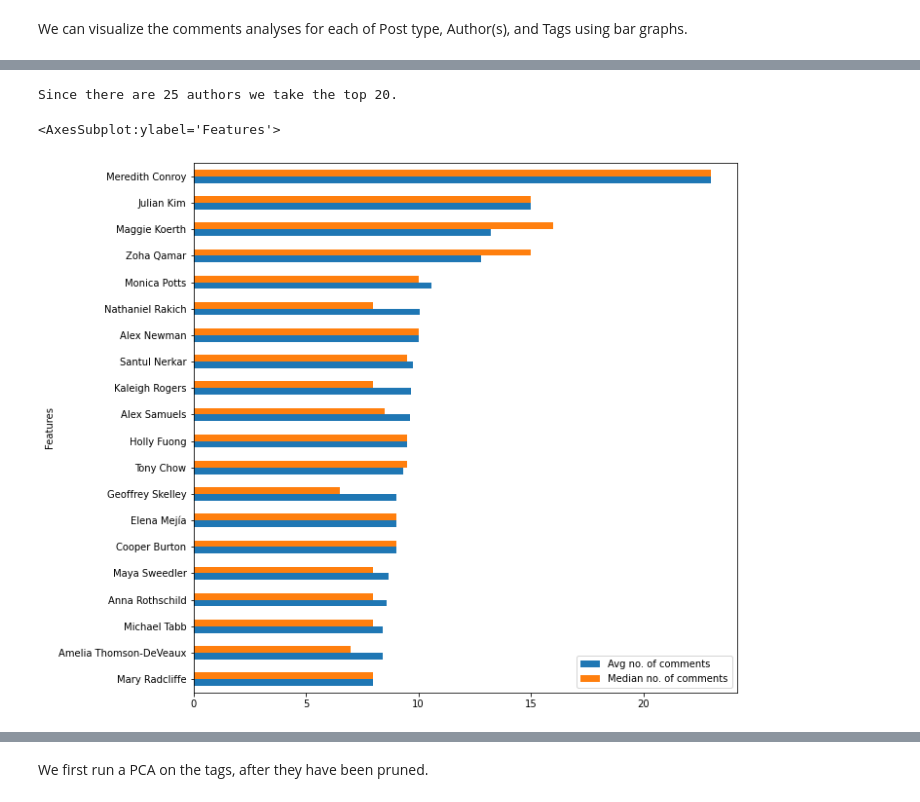
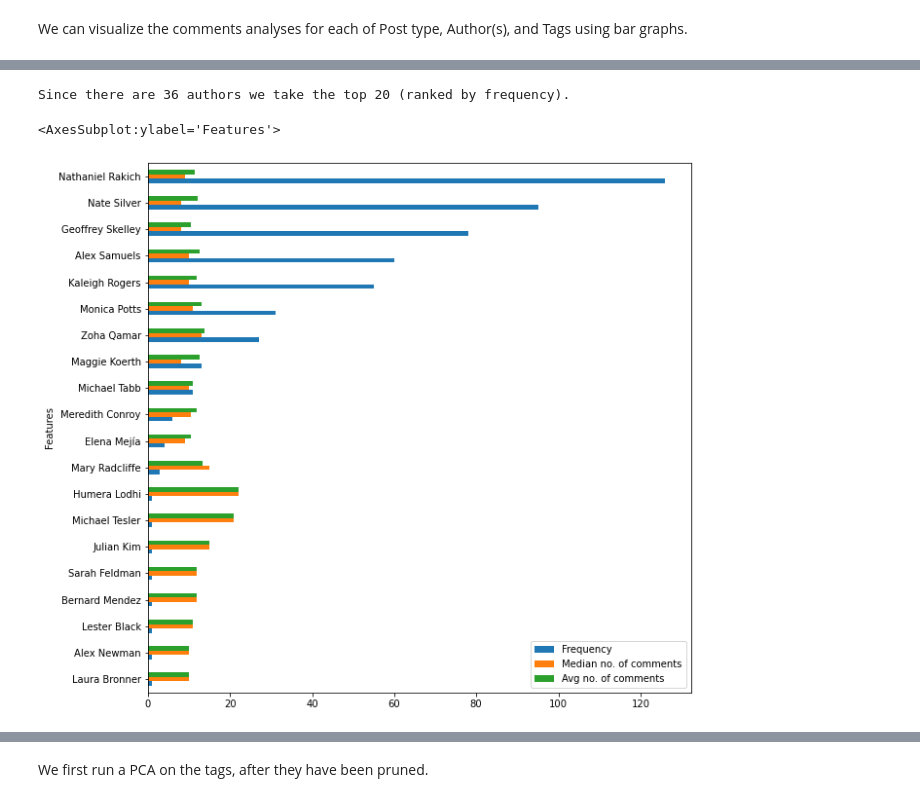
Before and after one commit to wh33les/538Project, a Jupyter notebook: DataExploration.ipynb, the cells around one changed output, grey strips where cells are left out. Cells and saved outputs as stored; diff of their text form; code cells hidden in the pictures.

```diff
--- a/DataExploration.ipynb
+++ b/DataExploration.ipynb
@@ -6,17 +6,19 @@ Since we gathered the data ourselves, the data seems pretty clean.  Now we try t
 # For data frames
 import pandas as pd
 
-# Numerical calculations
+# Numerical calculations and arrays
 import numpy as np
 
-# PCA for data exporation
+# PCA for data exploration
 from sklearn.decomposition import PCA
 from sklearn.preprocessing import StandardScaler
 
-# For plotting
+# Plotting
 import matplotlib.pyplot as plt
 
-# Rereate the data frame using the output file from ProblemStatement
-# Render the data frame
-raw_data = pd.read_csv("ProblemStatementOutputs/179_28-03-2023_18-45-27.csv")
+# Timer
+import time # for debugging
+
+# Load the data
+raw_data = pd.read_csv("ProblemStatementOutputs/500_31-03-2023_11-01-50.csv")
 #raw_data # for debugging
@@ -27,4 +47,9 @@ The first function that follows takes as input a feature and outputs its corresp
 # %%
+# Input is a string with items separated by semicolons
+# Output is a list of the items
+def with_commas(string):
+    return string.split("; ")
+
 # Input is a feature (under post type, author, or tag).
 # Output is the attribute (Post type, Author(s), or Tags) for that feature.
 def attr(feature):
@@ -70,7 +95,7 @@ def frequency_of_features(features):
 
 # Input is one of the column titles "Post type", Author(s)", or "Tags" from the raw_data data frame.
 # Output is a data frame containing the frequency, total number of comments, average number of comments,
-    # and median number of comments, sorted in by the average number of comments, then the median.
+    # and median number of comments, sorted by the average number of comments, then the median.
 def comments_analysis(attribute):
     all_features_list = attribute_features(attribute)
     attr_total_comments_list, attr_avg_no_of_comments_list, attr_median_no_of_comments_list = ([] for i in range(3))
@@ -107,14 +129,14 @@ post_type_comments.sort_values(by = ["Avg no. of comments",
 # %%
 # Authors comments analysis
 authors_comments = comments_analysis("Author(s)")
 number_of_top_authors = 20
-print("Since there are "+str(len(authors_comments["Features"]))+" authors we take the top "+str(number_of_top_authors)+".\n")
-top_authors = authors_comments.head(number_of_top_authors).sort_values(by=["Avg no. of comments", "Median no. of comments"])
-top_authors.plot(kind="barh", figsize=(10,10), x="Features", y=["Avg no. of comments", "Median no. of comments"])
+print("Since there are "+str(len(authors_comments["Features"]))+" authors we take the top "+str(number_of_top_authors)+" (ranked by frequency).\n")
+top_authors = authors_comments.head(number_of_top_authors).sort_values(by=["Frequency", "Avg no. of comments", "Median no. of comments"])
+top_authors.plot(kind="barh", figsize=(10,10), x="Features", y=["Frequency", "Median no. of comments", "Avg no. of comments"])
 # %% [output]
-Since there are 25 authors we take the top 20.
+Since there are 36 authors we take the top 20 (ranked by frequency).
 <AxesSubplot:ylabel='Features'>
-[figure, old version]
+[figure, new version]
 # %%
 # Tags comments analysis
 tags_comments = comments_analysis("Tags")
```
Also changed, not shown: parts of 15 cells of this notebook, 6 other files.
